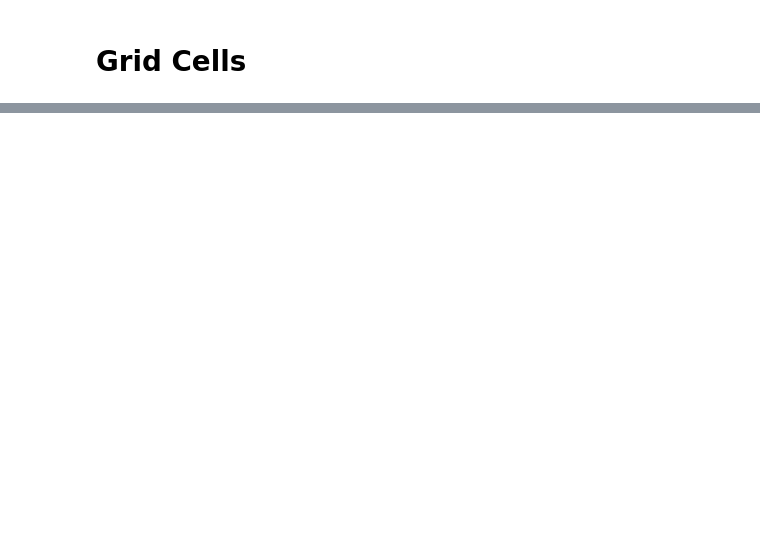
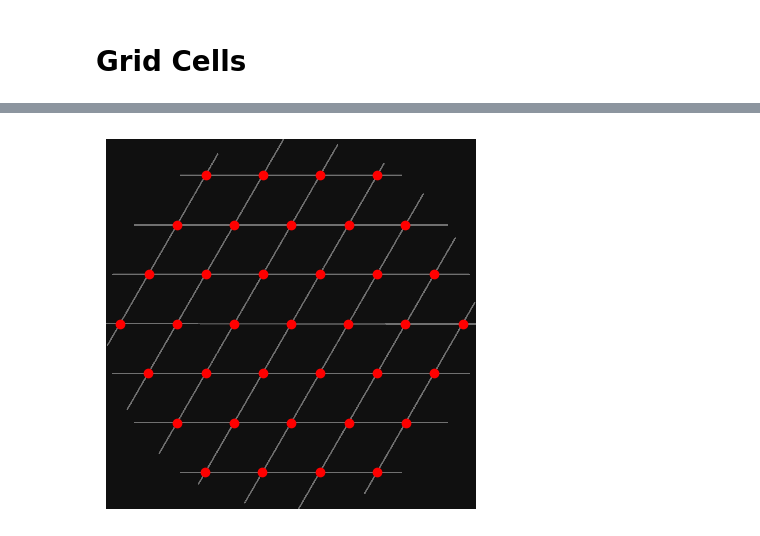
Before and after one commit to ChackMociute/Master-Thesis, a Jupyter notebook: grid_cells.ipynb, the cells around one changed output, grey strips where cells are left out. Cells and saved outputs as stored; diff of their text form; code cells hidden in the pictures; blank space fills up the shorter version.

```diff
--- a/grid_cells.ipynb
+++ b/grid_cells.ipynb
@@ -85,0 +66,25 @@ plt.show()
+# %%
+grid_cells = GridCells(np.linspace(140, 400, 5, dtype=int), n_per_module=4)
+grid_cells.reset_modules(1)
+grid_cells.compile_numpy()
+# %%
+gcm = grid_cells.modules[3]
+# %%
+lines = gcm.lines_at_60()
+lines = [gcm.zeros_with_line(*line_aa(*l)) for l in lines]
+
+image = np.sum(lines, axis=0) > 1
+image = gcm.clean_image(image).astype(float)
+
+idx = np.arange(image.shape[0])
+idx = np.stack(np.meshgrid(idx, idx))
+# %%
+plt.figure(figsize=(4, 4))
+plt.contourf(np.sum(lines, axis=0), cmap='gray')
+plt.plot(*idx[:,image.astype(bool)], 'ro')
+plt.axis('off')
+plt.tight_layout()
+plt.savefig('figs/gc1.png')
+plt.show()
+# %% [output]
+[figure, added]
```
Also changed, not shown: parts of 19 cells of this notebook, 3 other files.
